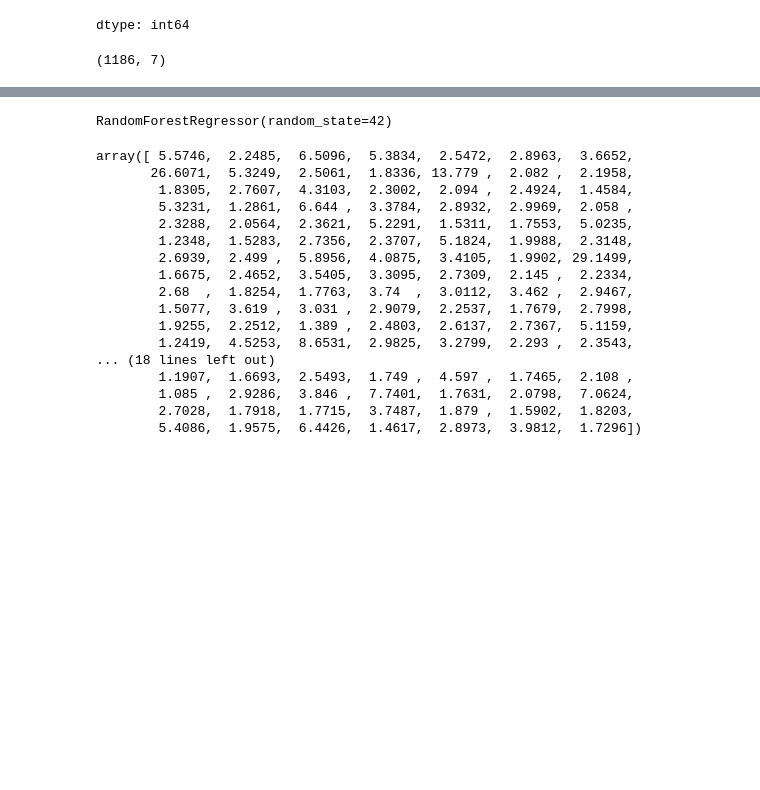
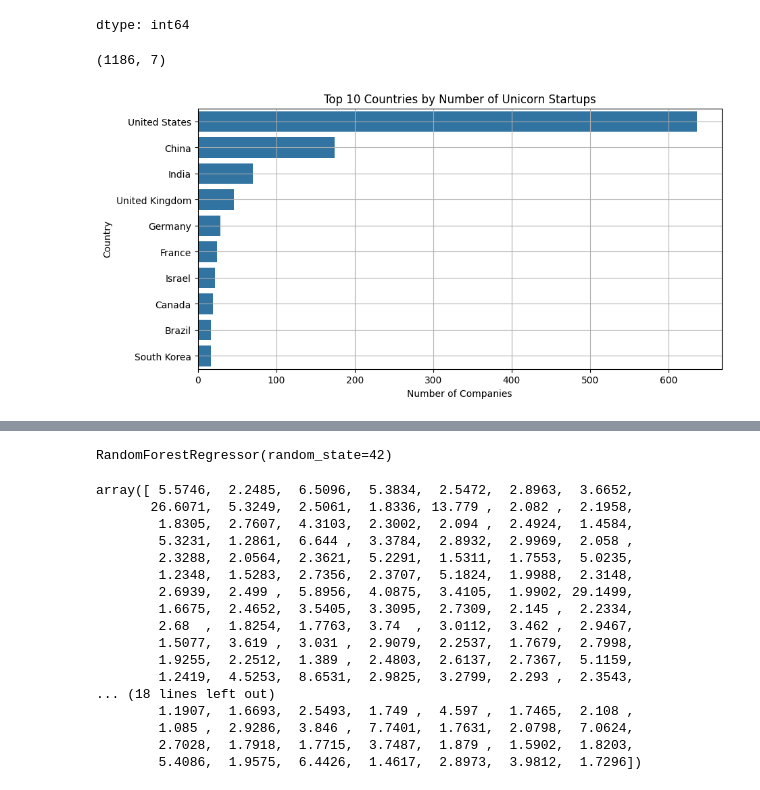
Before and after one commit to RogerSJR2004/Data-Analytics-Projects, a Jupyter notebook: Data_analyst/Project_Valuation.ipynb, the cells around one changed output, grey strips where cells are left out. Cells and saved outputs as stored; diff of their text form; code cells hidden in the pictures; blank space fills up the shorter version.

```diff
--- a/Data_analyst/Project_Valuation.ipynb
+++ b/Data_analyst/Project_Valuation.ipynb
@@ -47,3 +47,13 @@ df.shape
 df["Valuation ($B)"] = df["Valuation ($B)"].replace('[\$,]', '', regex=True).astype(float)
 # %%
 df.dropna(subset=["Valuation ($B)"], inplace=True)
+# %%
+plt.figure(figsize=(10,5))
+sns.countplot(data=df, y='Country', order=df['Country'].value_counts().head(10).index)
+plt.title('Top 10 Countries by Number of Unicorn Startups')
+plt.xlabel('Number of Companies')
+plt.ylabel('Country')
+plt.grid(True)
+plt.show()
+# %% [output]
+[figure, added]
```
Also changed, not shown: parts of 2 cells of this notebook.
